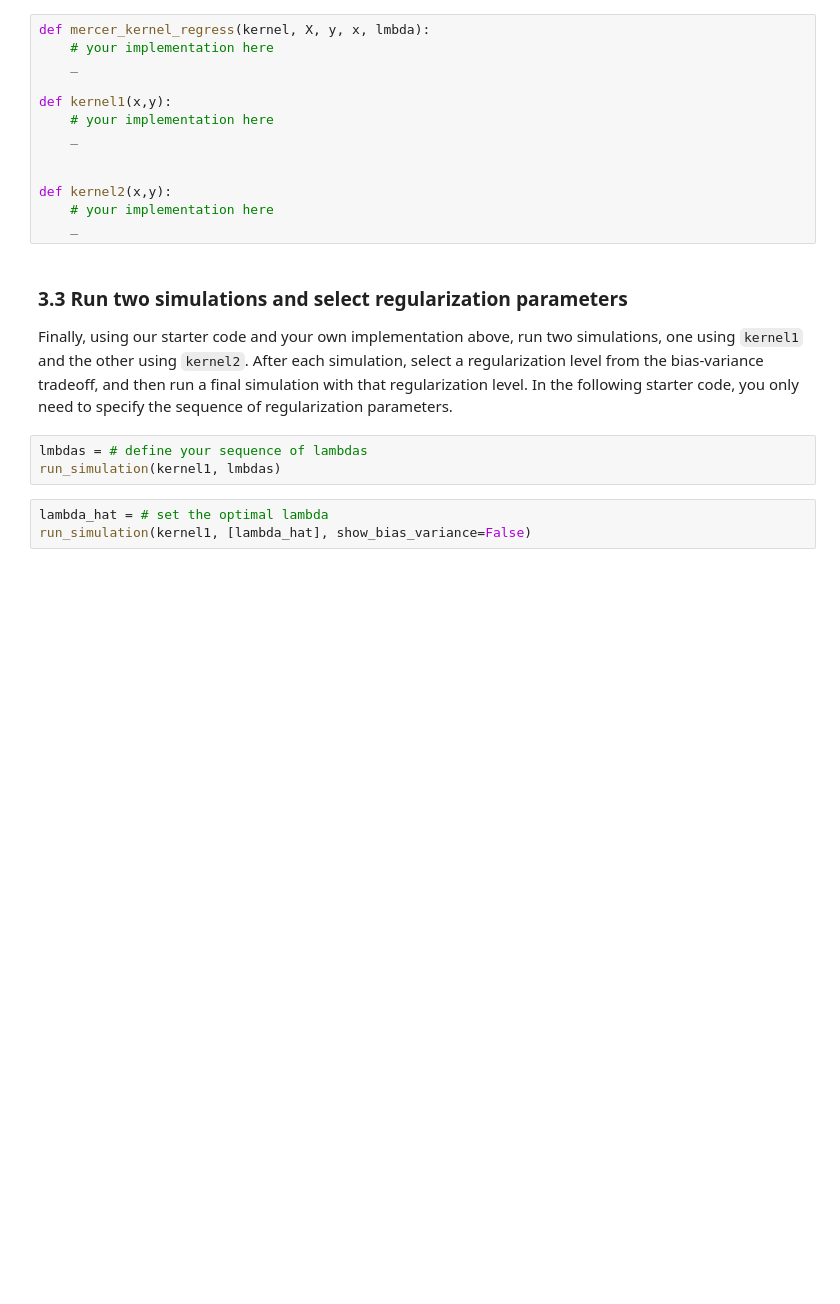
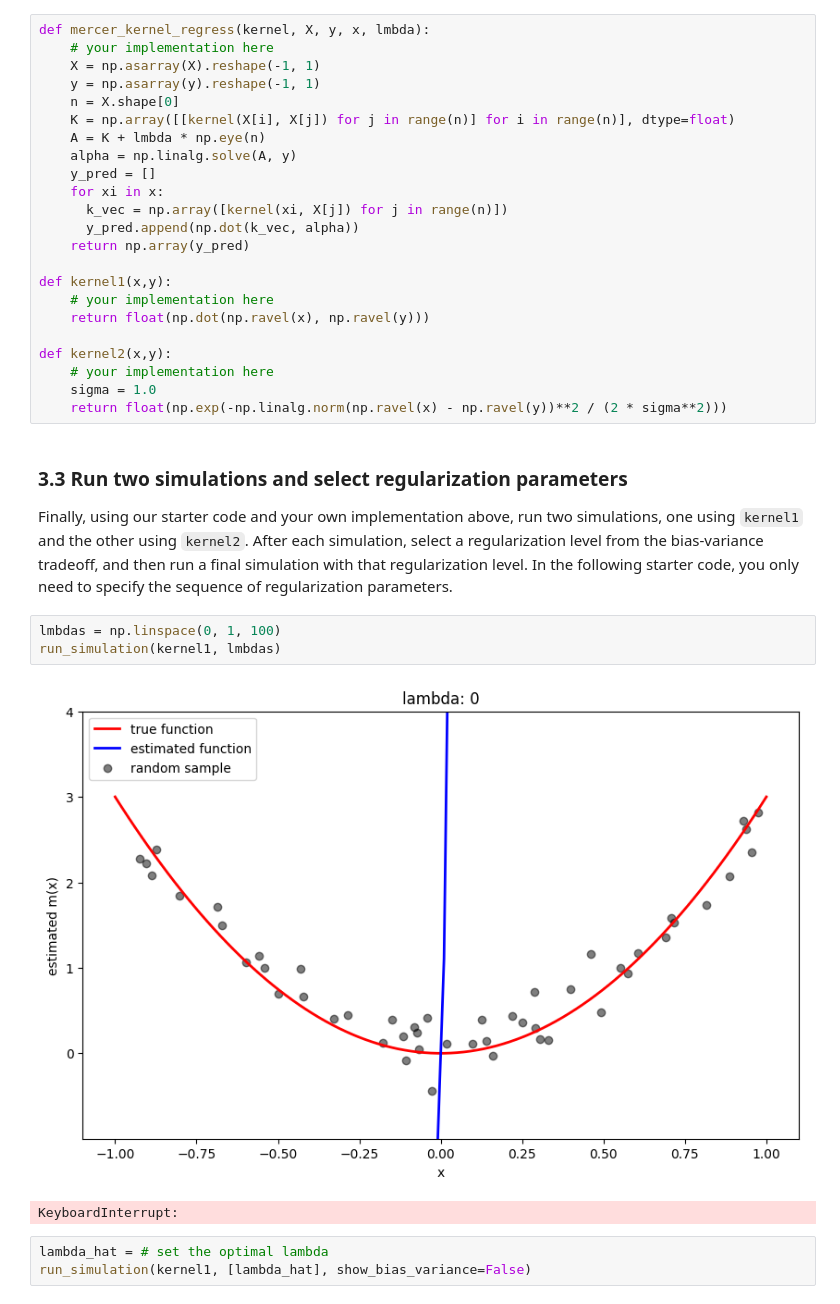
Before and after one commit to wdweng/iml, a Jupyter notebook: assignments/assn1/assn1.ipynb, the cells around one changed output. Drawn from its saved outputs; the diff is of its cells as text; blank space fills up the shorter version.

```diff
--- a/assignments/assn1/assn1.ipynb
+++ b/assignments/assn1/assn1.ipynb
@@ -254,28 +272,41 @@ with two different bandwidths, or you might experiment with other kernels.
 The function `mercer_kernel_regress` takes a kernel, training data `X` and `y`, an array of values `x` to evaluate the function on, and a regularization parameter. You'll use your derivation above to
 determine the coefficients $\alpha$. For some clues and suggestions on how to do the
 implementation, see our demo code for smoothing kernels. You need to do something very similar.
-# %%
-def mercer_kernel_regress(kernel, X, y, x, lmbda):
-    # your implementation here
-    _
-
-def kernel1(x,y):
-    # your implementation here
-    _
-
-
-def kernel2(x,y):
-    # your implementation here
-    _
+# %%
+def mercer_kernel_regress(kernel, X, y, x, lmbda):
+    # your implementation here
+    X = np.asarray(X).reshape(-1, 1)
+    y = np.asarray(y).reshape(-1, 1)
+    n = X.shape[0]
+    K = np.array([[kernel(X[i], X[j]) for j in range(n)] for i in range(n)], dtype=float)
+    A = K + lmbda * np.eye(n)
+    alpha = np.linalg.solve(A, y)
+    y_pred = []
+    for xi in x:
+      k_vec = np.array([kernel(xi, X[j]) for j in range(n)])
+      y_pred.append(np.dot(k_vec, alpha))
+    return np.array(y_pred)
+
+def kernel1(x,y):
+    # your implementation here
+    return float(np.dot(np.ravel(x), np.ravel(y)))
+
+def kernel2(x,y):
+    # your implementation here
+    sigma = 1.0
+    return float(np.exp(-np.linalg.norm(np.ravel(x) - np.ravel(y))**2 / (2 * sigma**2)))
 # %% [markdown]
 ###  3.3 Run two simulations and select regularization parameters
 
 Finally, using our starter code and your own implementation above, run two simulations, one
 using `kernel1` and the other using `kernel2`. After each simulation, select a regularization level from the bias-variance tradeoff, and then run a final simulation with that regularization level. In the following
 starter code, you only need to specify the sequence of regularization parameters.
-# %%
-lmbdas = # define your sequence of lambdas
-run_simulation(kernel1, lmbdas)
+# %%
+lmbdas = np.linspace(0, 1, 100)
+run_simulation(kernel1, lmbdas)
+# %% [output]
+[figure, added]
+KeyboardInterrupt:
 # %%
 lambda_hat = # set the optimal lambda
 run_simulation(kernel1, [lambda_hat], show_bias_variance=False)
```
Also changed, not shown: parts of 3 cells of this notebook.
